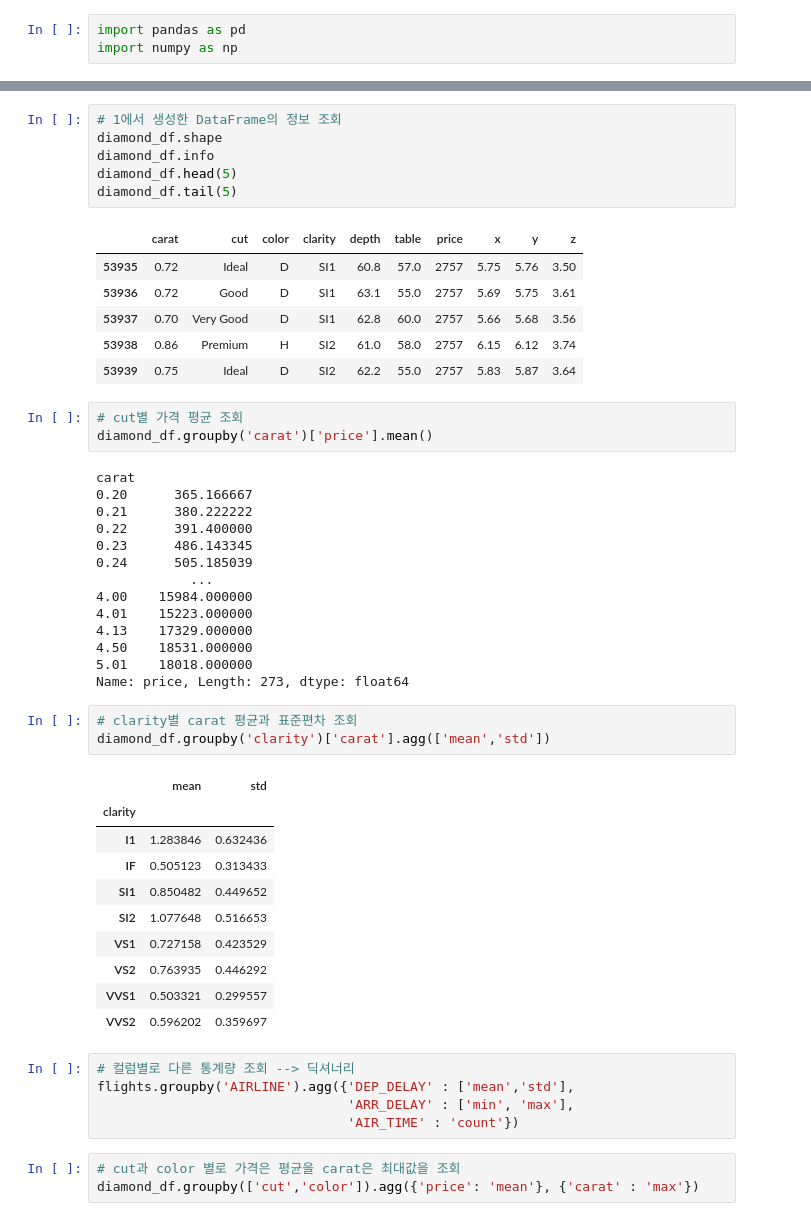
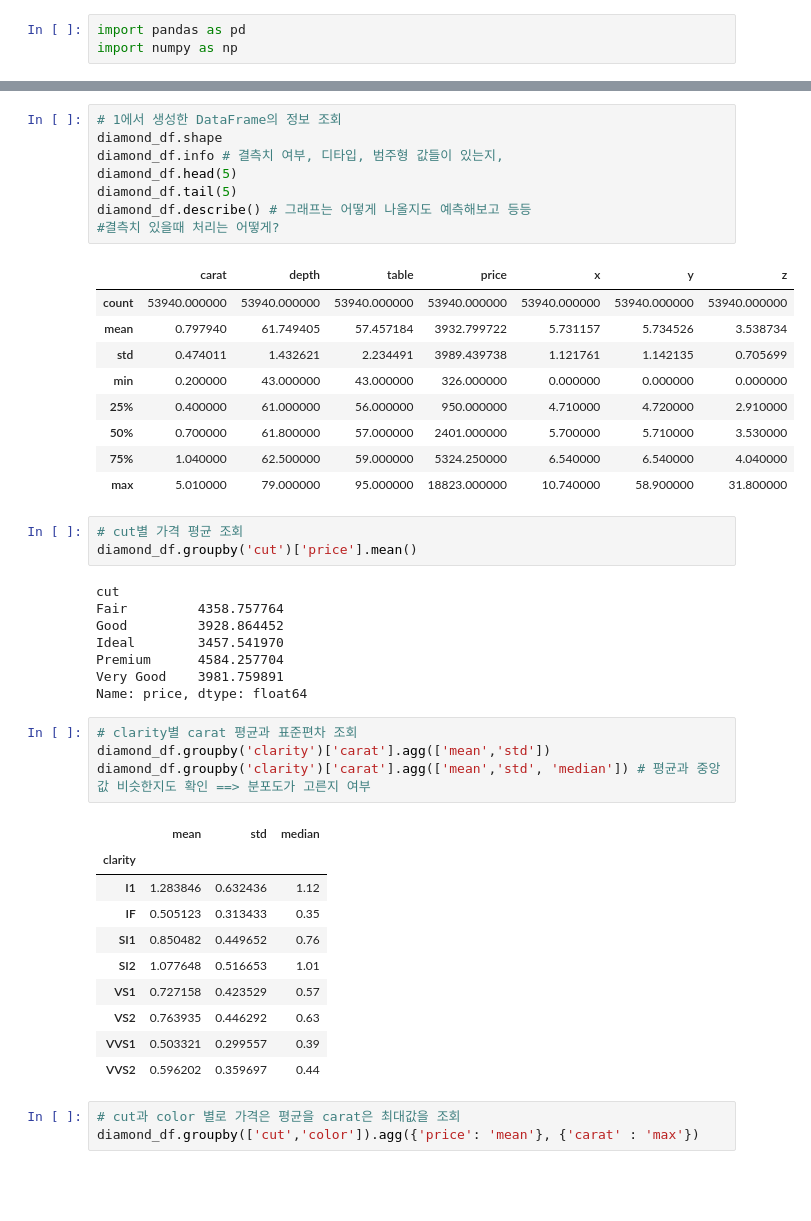
Before and after one commit to kkogggokk/Python, a Jupyter notebook: 04_Pandas/01_수업자료/03_Pandas_정렬_집계_Groupby.ipynb, the cells around one changed output, grey strips where cells are left out. Saved outputs shown, nothing was run; the diff lists cells and outputs as text; blank space fills up the shorter version.

```diff
--- a/04_Pandas/01_수업자료/03_Pandas_정렬_집계_Groupby.ipynb
+++ b/04_Pandas/01_수업자료/03_Pandas_정렬_집계_Groupby.ipynb
@@ -1011,52 +1025,47 @@ diamond_df
 # %%
 # 1에서 생성한 DataFrame의 정보 조회
 diamond_df.shape
-diamond_df.info
+diamond_df.info # 결측치 여부, 디타입, 범주형 값들이 있는지,
 diamond_df.head(5)
 diamond_df.tail(5)
+diamond_df.describe() # 그래프는 어떻게 나올지도 예측해보고 등등
+#결측치 있을때 처리는 어떻게?
 # %% [output]
-|  | carat | cut | color | clarity | depth | table | price | x | y | z |
-| 53935 | 0.72 | Ideal | D | SI1 | 60.8 | 57.0 | 2757 | 5.75 | 5.76 | 3.50 |
-| 53936 | 0.72 | Good | D | SI1 | 63.1 | 55.0 | 2757 | 5.69 | 5.75 | 3.61 |
-| 53937 | 0.70 | Very Good | D | SI1 | 62.8 | 60.0 | 2757 | 5.66 | 5.68 | 3.56 |
-| 53938 | 0.86 | Premium | H | SI2 | 61.0 | 58.0 | 2757 | 6.15 | 6.12 | 3.74 |
-| 53939 | 0.75 | Ideal | D | SI2 | 62.2 | 55.0 | 2757 | 5.83 | 5.87 | 3.64 |
+|  | carat | depth | table | price | x | y | z |
+| count | 53940.000000 | 53940.000000 | 53940.000000 | 53940.000000 | 53940.000000 | 53940.000000 | 53940.000000 |
+| mean | 0.797940 | 61.749405 | 57.457184 | 3932.799722 | 5.731157 | 5.734526 | 3.538734 |
+| std | 0.474011 | 1.432621 | 2.234491 | 3989.439738 | 1.121761 | 1.142135 | 0.705699 |
+| min | 0.200000 | 43.000000 | 43.000000 | 326.000000 | 0.000000 | 0.000000 | 0.000000 |
+| 25% | 0.400000 | 61.000000 | 56.000000 | 950.000000 | 4.710000 | 4.720000 | 2.910000 |
+| 50% | 0.700000 | 61.800000 | 57.000000 | 2401.000000 | 5.700000 | 5.710000 | 3.530000 |
+| 75% | 1.040000 | 62.500000 | 59.000000 | 5324.250000 | 6.540000 | 6.540000 | 4.040000 |
+| max | 5.010000 | 79.000000 | 95.000000 | 18823.000000 | 10.740000 | 58.900000 | 31.800000 |
 # %%
 # cut별 가격 평균 조회
-diamond_df.groupby('carat')['price'].mean()
+diamond_df.groupby('cut')['price'].mean()
 # %% [output]
-carat
-0.20      365.166667
-0.21      380.222222
-0.22      391.400000
-0.23      486.143345
-0.24      505.185039
-            ...
-4.00    15984.000000
-4.01    15223.000000
-4.13    17329.000000
-4.50    18531.000000
-5.01    18018.000000
-Name: price, Length: 273, dtype: float64
+cut
+Fair         4358.757764
+Good         3928.864452
+Ideal        3457.541970
+Premium      4584.257704
+Very Good    3981.759891
+Name: price, dtype: float64
 # %%
 # clarity별 carat 평균과 표준편차 조회
 diamond_df.groupby('clarity')['carat'].agg(['mean','std'])
+diamond_df.groupby('clarity')['carat'].agg(['mean','std', 'median']) # 평균과 중앙값 비슷한지도 확인 ==> 분포도가 고른지 여부
 # %% [output]
-|  | mean | std |
-| clarity |  |  |
-| I1 | 1.283846 | 0.632436 |
-| IF | 0.505123 | 0.313433 |
-| SI1 | 0.850482 | 0.449652 |
-| SI2 | 1.077648 | 0.516653 |
-| VS1 | 0.727158 | 0.423529 |
-| VS2 | 0.763935 | 0.446292 |
-| VVS1 | 0.503321 | 0.299557 |
-| VVS2 | 0.596202 | 0.359697 |
+|  | mean | std | median |
+| clarity |  |  |  |
+| I1 | 1.283846 | 0.632436 | 1.12 |
+| IF | 0.505123 | 0.313433 | 0.35 |
+| SI1 | 0.850482 | 0.449652 | 0.76 |
+| SI2 | 1.077648 | 0.516653 | 1.01 |
+| VS1 | 0.727158 | 0.423529 | 0.57 |
+| VS2 | 0.763935 | 0.446292 | 0.63 |
+| VVS1 | 0.503321 | 0.299557 | 0.39 |
+| VVS2 | 0.596202 | 0.359697 | 0.44 |
-# %%
-# 컬럼별로 다른 통계량 조회 --> 딕셔너리
-flights.groupby('AIRLINE').agg({'DEP_DELAY' : ['mean','std'],
-                                'ARR_DELAY' : ['min', 'max'],
-                                'AIR_TIME' : 'count'})
 # %%
 # cut과 color 별로 가격은 평균을 carat은 최대값을 조회
 diamond_df.groupby(['cut','color']).agg({'price': 'mean'}, {'carat' : 'max'})
```
Also changed, not shown: parts of 1 cell of this notebook, 2 other files.
